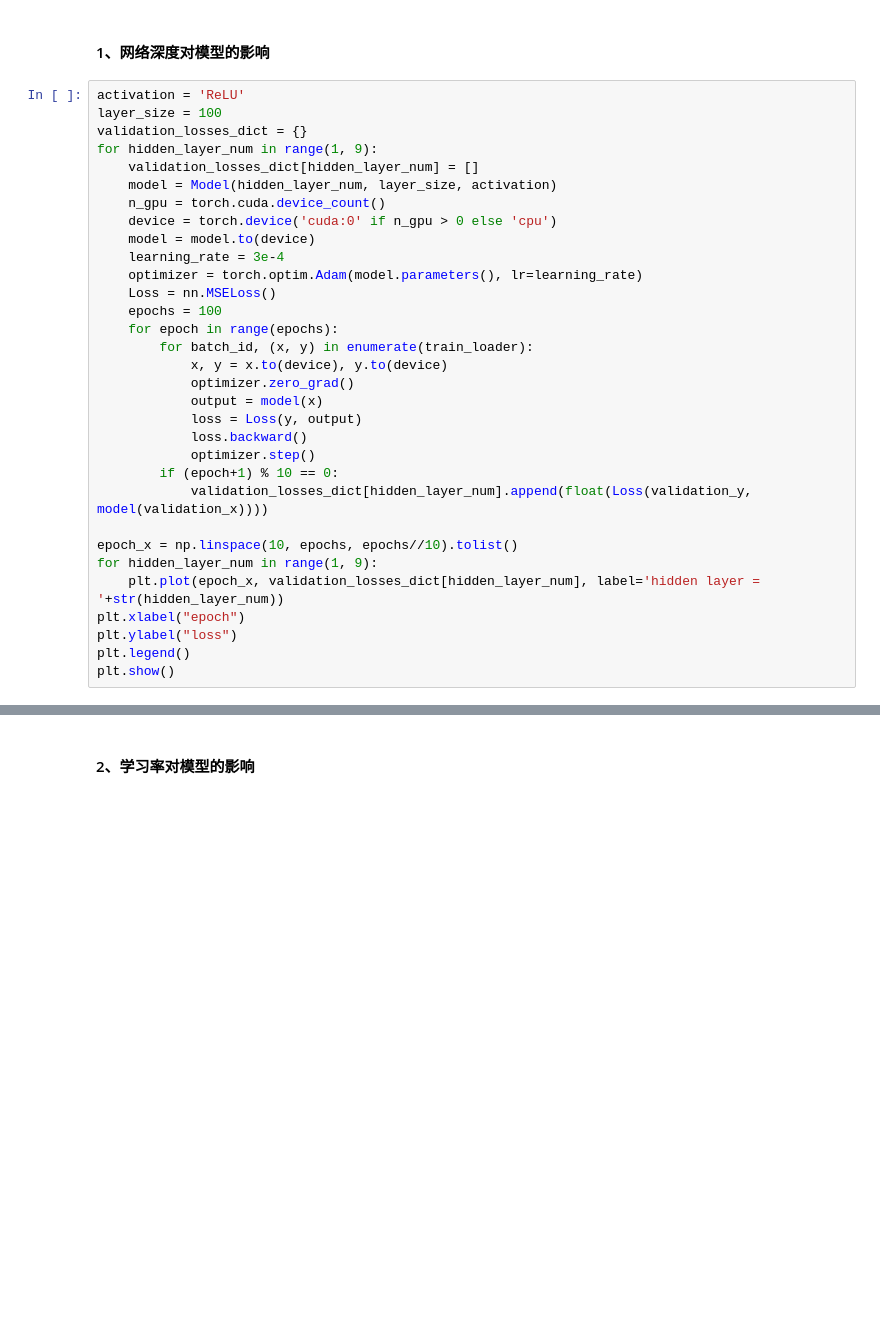
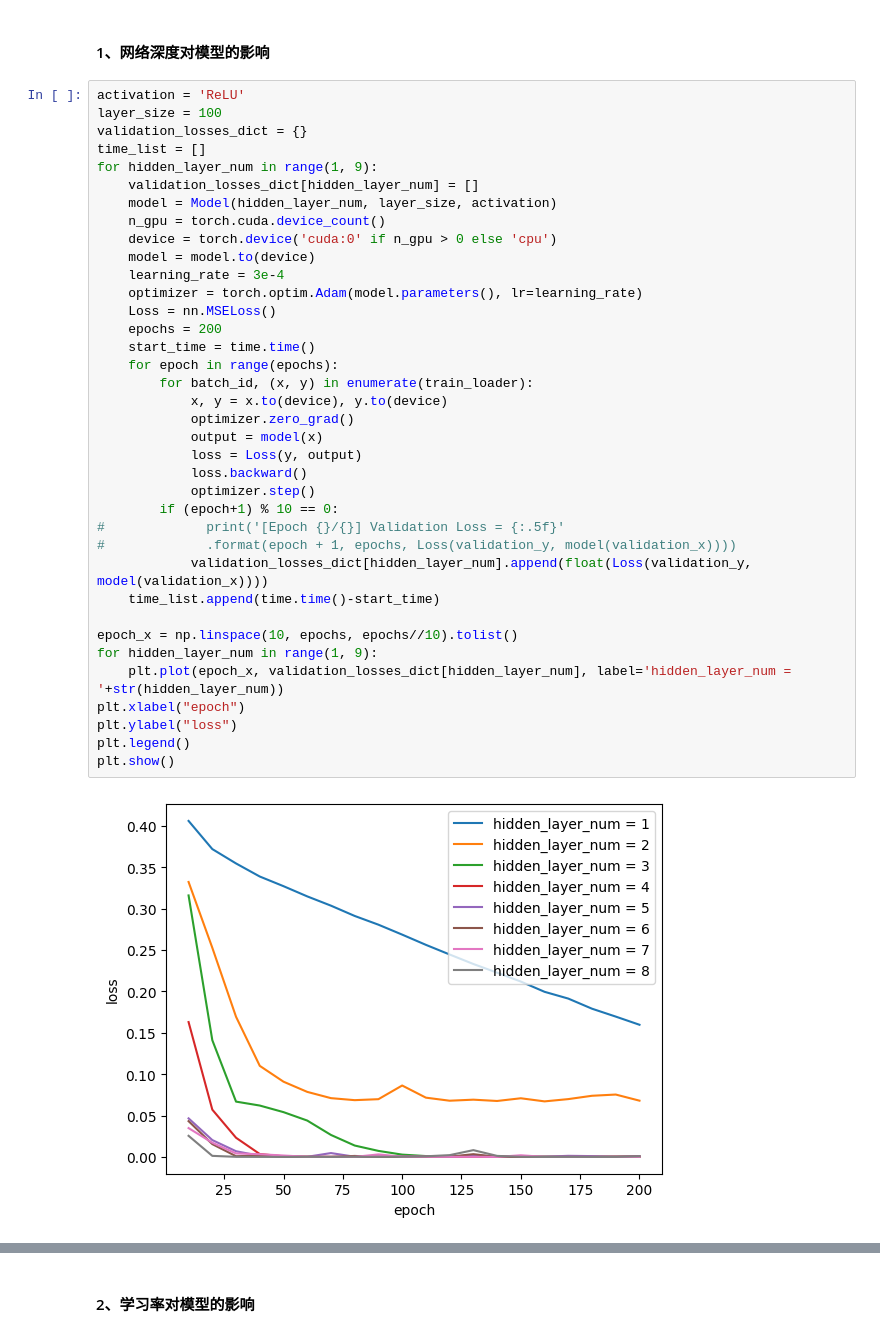
Before and after one commit to dateri/ustc_dl, a Jupyter notebook: hw1.ipynb, the cells around one changed output, grey strips where cells are left out. Cells and saved outputs as stored; diff of their text form; blank space fills up the shorter version.

```diff
--- a/hw1.ipynb
+++ b/hw1.ipynb
@@ -179,32 +192,39 @@ plt.plot(x, np.sin(x)+np.exp(-x),'r')
 # %%
 activation = 'ReLU'
 layer_size = 100
 validation_losses_dict = {}
+time_list = []
 for hidden_layer_num in range(1, 9):
     validation_losses_dict[hidden_layer_num] = []
     model = Model(hidden_layer_num, layer_size, activation)
     n_gpu = torch.cuda.device_count()
     device = torch.device('cuda:0' if n_gpu > 0 else 'cpu')
     model = model.to(device)
     learning_rate = 3e-4
     optimizer = torch.optim.Adam(model.parameters(), lr=learning_rate)
     Loss = nn.MSELoss()
-    epochs = 100
+    epochs = 200
+    start_time = time.time()
     for epoch in range(epochs):
         for batch_id, (x, y) in enumerate(train_loader):
             x, y = x.to(device), y.to(device)
             optimizer.zero_grad()
             output = model(x)
             loss = Loss(y, output)
             loss.backward()
             optimizer.step()
         if (epoch+1) % 10 == 0:
+#             print('[Epoch {}/{}] Validation Loss = {:.5f}'
+#             .format(epoch + 1, epochs, Loss(validation_y, model(validation_x))))
             validation_losses_dict[hidden_layer_num].append(float(Loss(validation_y, model(validation_x))))
+    time_list.append(time.time()-start_time)
 
 epoch_x = np.linspace(10, epochs, epochs//10).tolist()
 for hidden_layer_num in range(1, 9):
-    plt.plot(epoch_x, validation_losses_dict[hidden_layer_num], label='hidden layer = '+str(hidden_layer_num))
+    plt.plot(epoch_x, validation_losses_dict[hidden_layer_num], label='hidden_layer_num = '+str(hidden_layer_num))
 plt.xlabel("epoch")
 plt.ylabel("loss")
 plt.legend()
 plt.show()
+# %% [output]
+[figure, added]
```
Also changed, not shown: parts of 26 cells of this notebook, 4 other files.
